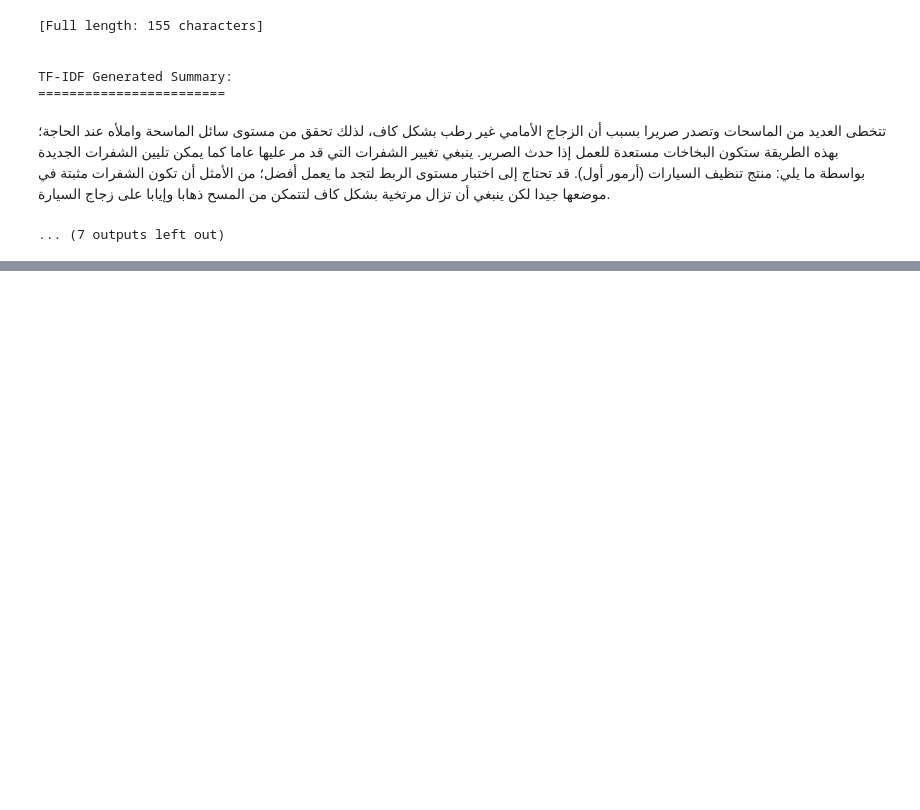
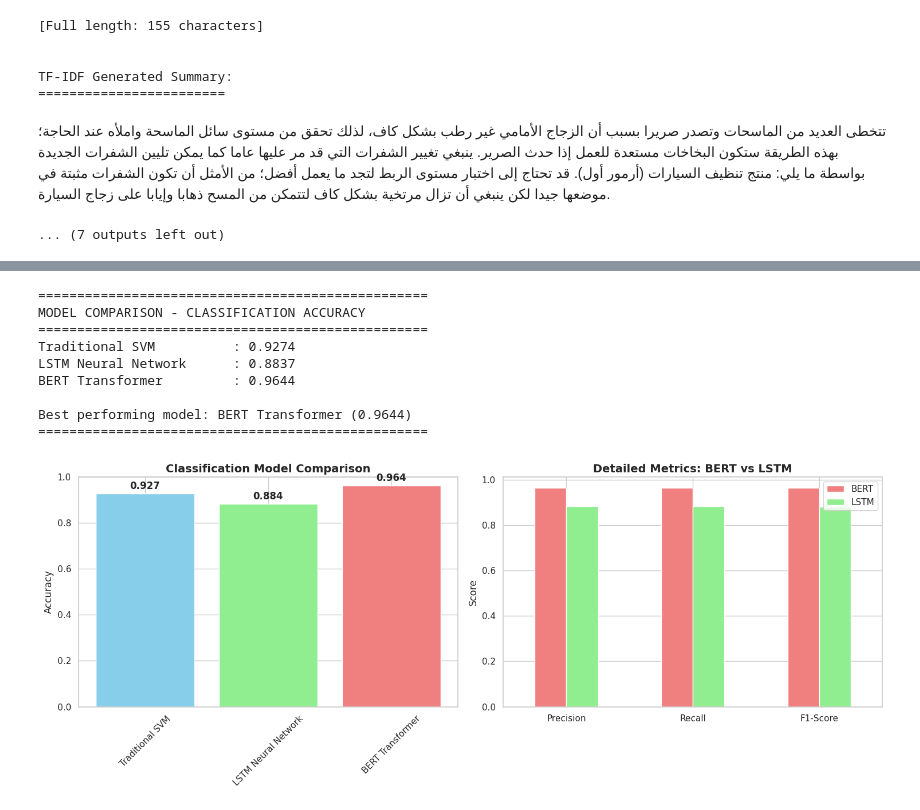
Before and after one commit to mabosaimi/arabic-kalimat-nlp, a Jupyter notebook: arabic_nlp_project.ipynb, the cells around one changed output, grey strips where cells are left out. Cells and saved outputs as stored; diff of their text form; code cells hidden in the pictures; blank space fills up the shorter version.

```diff
--- a/arabic_nlp_project.ipynb
+++ b/arabic_nlp_project.ipynb
@@ -968,0 +1476,70 @@ TF-IDF Generated Summary:
+# %%
+bert_accuracy = results["eval_accuracy"]
+
+
+classification_results = {
+    "Traditional SVM": svm_accuracy,
+    "LSTM Neural Network": lstm_accuracy,
+    "BERT Transformer": bert_accuracy,
+}
+
+display_model_comparison(classification_results, "Classification Accuracy")
+
+fig, (ax1, ax2) = plt.subplots(1, 2, figsize=(15, 6))
+
+models = list(classification_results.keys())
+accuracies = list(classification_results.values())
+colors = ["skyblue", "lightgreen", "lightcoral"]
+
+ax1.bar(models, accuracies, color=colors)
+ax1.set_title("Classification Model Comparison", fontweight="bold", fontsize=14)
+ax1.set_ylabel("Accuracy")
+ax1.set_ylim(0, 1)
+ax1.tick_params(axis="x", rotation=45)
+
+# Add value labels on bars
+for i, v in enumerate(accuracies):
+    ax1.text(i, v + 0.01, f"{v:.3f}", ha="center", va="bottom", fontweight="bold")
+
+bert_report = classification_report(
+    bert_true, bert_preds, target_names=labels, output_dict=True
+)
+lstm_report = classification_report(
+    lstm_true, lstm_preds, target_names=labels, output_dict=True
+)
+
+metrics_comparison = pd.DataFrame(
+    {
+        "BERT": [
+            bert_report["weighted avg"]["precision"],
+            bert_report["weighted avg"]["recall"],
+            bert_report["weighted avg"]["f1-score"],
+        ],
+        "LSTM": [
+            lstm_report["weighted avg"]["precision"],
+            lstm_report["weighted avg"]["recall"],
+            lstm_report["weighted avg"]["f1-score"],
+        ],
+    },
+    index=["Precision", "Recall", "F1-Score"],
+)
+
+metrics_comparison.plot(kind="bar", ax=ax2, color=["lightcoral", "lightgreen"])
+ax2.set_title("Detailed Metrics: BERT vs LSTM", fontweight="bold", fontsize=14)
+ax2.set_ylabel("Score")
+ax2.tick_params(axis="x", rotation=0)
+ax2.legend()
+
+plt.tight_layout()
+plt.show()
+# %% [output]
+==================================================
+MODEL COMPARISON - CLASSIFICATION ACCURACY
+==================================================
+Traditional SVM          : 0.9274
+LSTM Neural Network      : 0.8837
+BERT Transformer         : 0.9644
+
+Best performing model: BERT Transformer (0.9644)
+==================================================
+[figure, added]
```
Also changed, not shown: parts of 65 cells of this notebook.
